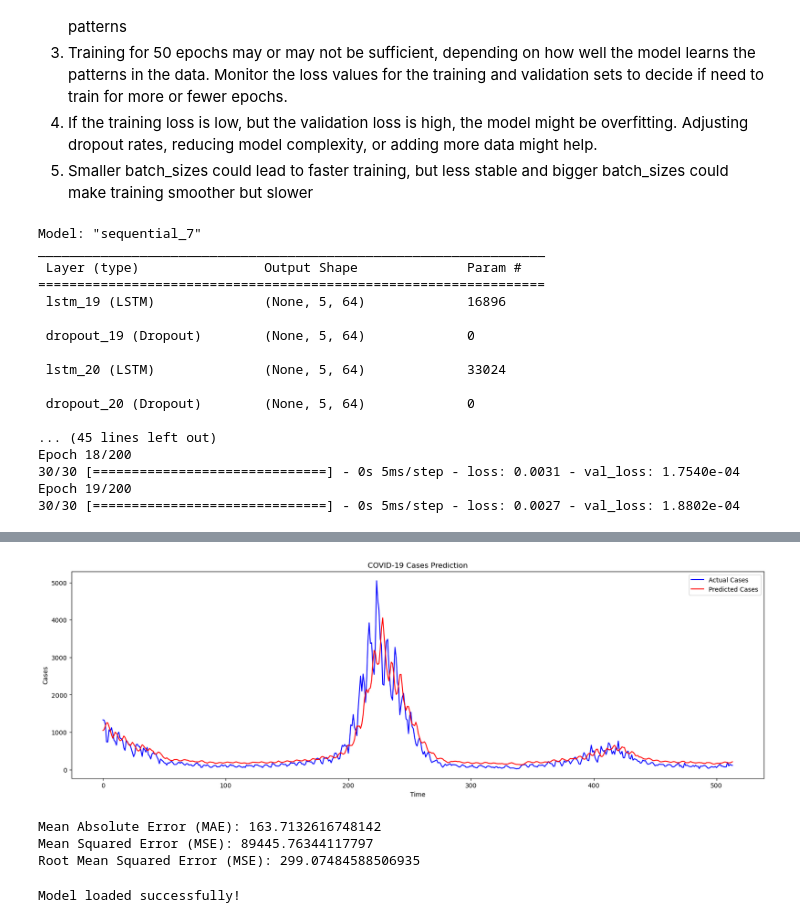
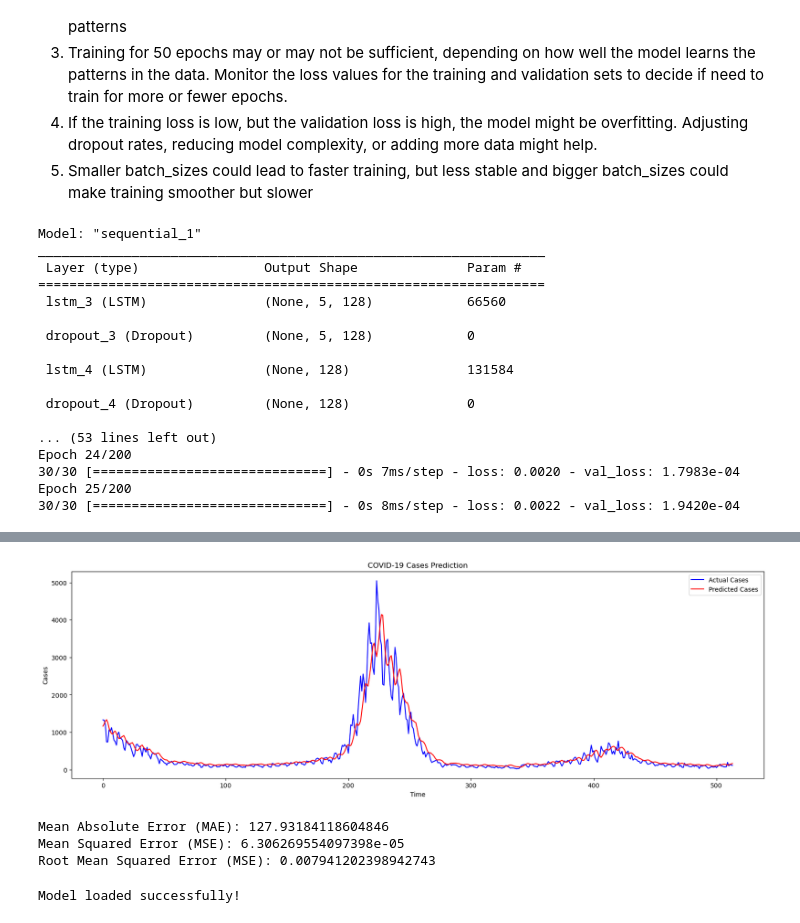
Before and after one commit to nursahiraa/fyp, a Jupyter notebook: dataSpell/fyp-master/notebooks/LSTM.ipynb, the cells around one changed output, grey strips where cells are left out. Drawn from its saved outputs; the diff is of its cells as text; code cells hidden in the pictures.

Commit message:
update scaled rmse for LSTM model

```diff
--- a/dataSpell/fyp-master/notebooks/LSTM.ipynb
+++ b/dataSpell/fyp-master/notebooks/LSTM.ipynb
@@ -194,11 +194,9 @@ model = Sequential()
 
 #have 2 hidden layers added in RNN
 #units for 50 neuron in the layer
-model.add(LSTM(units=64, return_sequences=True, input_shape=(X_train.shape[1], X_train.shape[2]))) #add the first layer
+model.add(LSTM(units=128, return_sequences=True, input_shape=(X_train.shape[1], X_train.shape[2]))) #add the first layer
 model.add(Dropout(0.2))  # Helps prevent overfitting add neuron in hidden layer
-model.add(LSTM(units=64, return_sequences=True)) # add second LSTM layer, true because needs for the next input hidden layer
-model.add(Dropout(0.2)) # 20% of neurons are randomly ignored during each training iteration
-model.add(LSTM(units=64, return_sequences=False)) # add third LSTM layer, it is false because it is last hidden layer
+model.add(LSTM(units=128, return_sequences=False)) # add third LSTM layer, it is false because it is last hidden layer
 model.add(Dropout(0.2))
 model.add(Dense(units=1)) # Output layer, single unit because wants to make prediction for single values
 
@@ -220,23 +218,23 @@ history = model.fit(X_train, y_train, epochs=200, batch_size=32, validation_spli
 # history = model.fit(X_train, y_train, epochs=100, batch_size=32, validation_split=0.2, shuffle=False, callbacks=[cp])
 #epochs for how many times the model will see entire dataset, batch_size for how many samples it processes before updating weights.
 # %% [output]
-Model: "sequential_7"
+Model: "sequential_1"
 _________________________________________________________________
  Layer (type)                Output Shape              Param #
 =================================================================
- lstm_19 (LSTM)              (None, 5, 64)             16896
+ lstm_3 (LSTM)               (None, 5, 128)            66560
 
- dropout_19 (Dropout)        (None, 5, 64)             0
+ dropout_3 (Dropout)         (None, 5, 128)            0
 
- lstm_20 (LSTM)              (None, 5, 64)             33024
+ lstm_4 (LSTM)               (None, 128)               131584
 
- dropout_20 (Dropout)        (None, 5, 64)             0
+ dropout_4 (Dropout)         (None, 128)               0
 
-... (45 lines left out)
-Epoch 18/200
-30/30 [==============================] - 0s 5ms/step - loss: 0.0031 - val_loss: 1.7540e-04
-Epoch 19/200
-30/30 [==============================] - 0s 5ms/step - loss: 0.0027 - val_loss: 1.8802e-04
+... (53 lines left out)
+Epoch 24/200
+30/30 [==============================] - 0s 7ms/step - loss: 0.0020 - val_loss: 1.7983e-04
+Epoch 25/200
+30/30 [==============================] - 0s 8ms/step - loss: 0.0022 - val_loss: 1.9420e-04
 # %%
 #load model that is the best from h5 file to model1, to predict the value
 model1 = load_model('../models/LSTM_model1.h5')
@@ -267,7 +265,7 @@ plt.legend()
 plt.show()
 
 # calculate to quantify model's performance and print the results
-mse = mean_squared_error(y_test_original, y_pred_original)
+mse = mean_squared_error(y_test, y_pred)
 mae = mean_absolute_error(y_test_original, y_pred_original)
 rmse = np.sqrt(mse)
 
@@ -281,7 +279,7 @@ Test Loss: 8.015135244932026e-05
-[figure, old version]
+[figure, new version]
-Mean Absolute Error (MAE): 163.7132616748142
-Mean Squared Error (MSE): 89445.76344117797
-Root Mean Squared Error (MSE): 299.07484588506935
+Mean Absolute Error (MAE): 127.93184118604846
+Mean Squared Error (MSE): 6.306269554097398e-05
+Root Mean Squared Error (MSE): 0.007941202398942743
 # %%
 from keras.models import load_model
 
```
Also changed, not shown: parts of 1 cell of this notebook, 1 other file.
